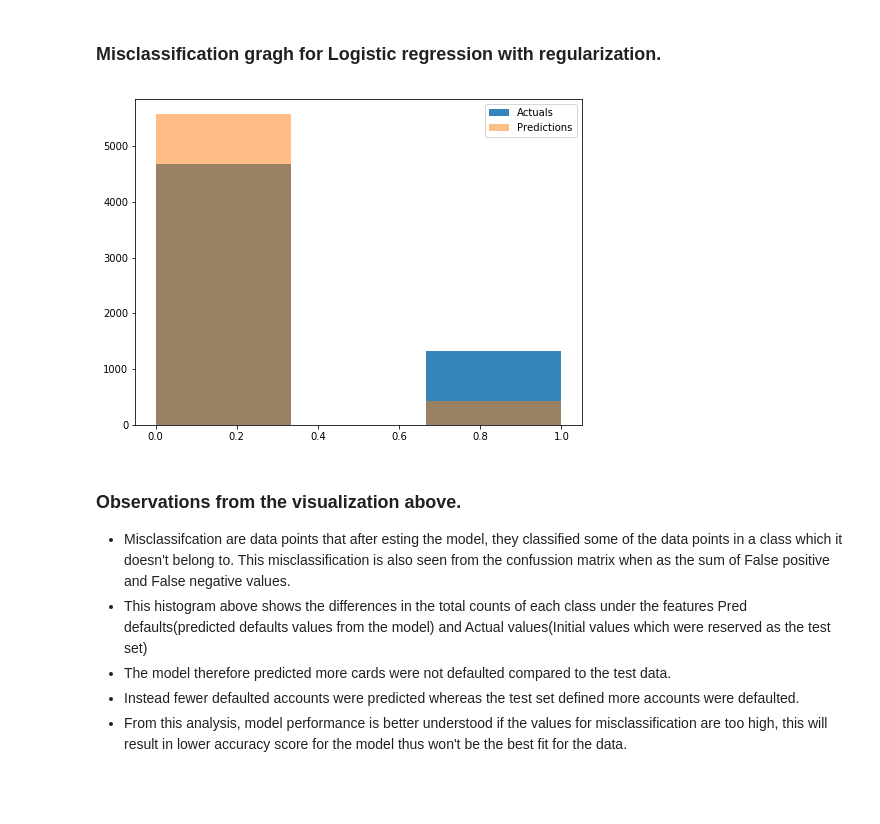
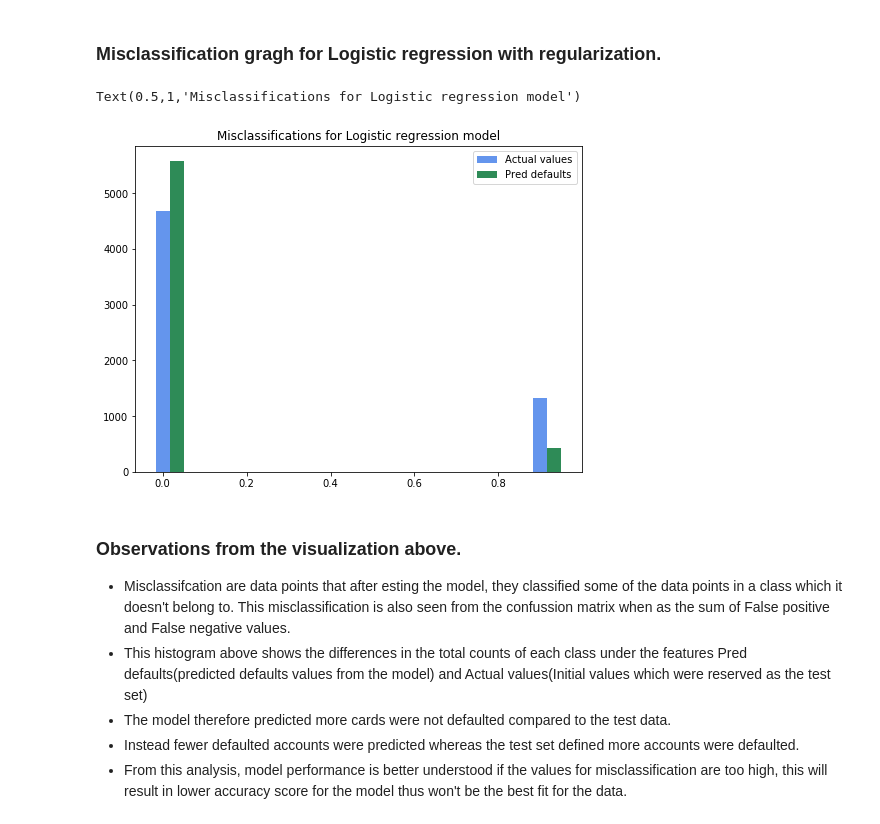
Before and after one commit to mozilla/PRESC, a Jupyter notebook: dev/dzekem/issue#7/misclassification.ipynb, the cells around one changed output. Drawn from its saved outputs; the diff is of its cells as text; code cells hidden in the pictures; blank space fills up the shorter version.

Commit message:
used bar charts in a function

```diff
--- a/dev/dzekem/issue#7/misclassification.ipynb
+++ b/dev/dzekem/issue#7/misclassification.ipynb
@@ -25,7 +25,7 @@ import seaborn as sns
 import matplotlib.pyplot as plt
 plt.rcParams["figure.figsize"] = (8,6)
 # %%
-data = pd.read_csv('..\..\datasets\defaults.csv')
+data = pd.read_csv('defaults.csv')
 data.head()
 # %% [output]
 |  | id | limit_bal | sex | education | marriage | age | pay_0 | pay_2 | pay_3 | pay_4 | ... |
@@ -304,16 +304,29 @@ actual_values = pd.DataFrame({'Actual values':actual_values.values})
 
 #join both dataframes using the inner join command which returns all rows for both data frames
 final = predictions.join(actual_values)
-
-# Visualization of the data using a histogram
-bin=3
-plt.hist(final['Actual values'], alpha=0.9, bins=bin, label='Actuals')
-plt.hist(final['Pred defaults'], alpha=0.5, bins=bin, label='Predictions')
-
-plt.legend(loc='upper right')
-plt.show()
-# %% [output]
-[figure, removed]
+# %%
+
+def misclass_plot(actuals, preds):
+
+    plt.rcParams["figure.figsize"] = (8,6)
+    fig, ax = plt.subplots()
+
+    log0, a_bins = np.histogram(actuals)
+    dt0, b_bins = np.histogram(preds, bins=a_bins)
+
+    width = (a_bins[1] - a_bins[0])/3
+
+    plt.bar(a_bins[:-1], log0, width=width, facecolor='cornflowerblue', label='Actual values')
+    plt.bar(b_bins[:-1]+width, dt0, width=width, facecolor='seagreen', label='Pred defaults')
+    plt.legend(loc="upper right")
+
+    return 0
+
+misclass_plot(final['Actual values'], final['Pred defaults'])
+plt.title('Misclassifications for Logistic regression model')
+# %% [output]
+Text(0.5,1,'Misclassifications for Logistic regression model')
+[figure, added]
 # %% [markdown]
 ### Observations from the visualization above.
 - Misclassifcation are data points that after esting the model, they classified some of the data points in a class which it doesn't belong to. This misclassification is also seen from the confussion matrix when as the sum of False positive and False negative values.
```
Also changed, not shown: parts of 3 cells of this notebook.
